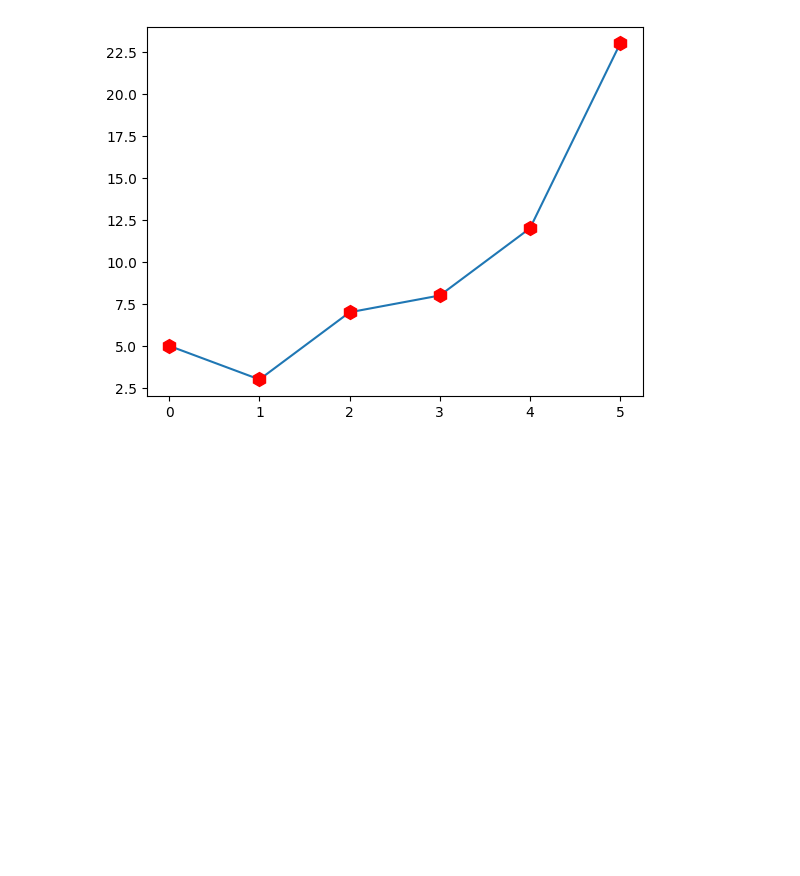
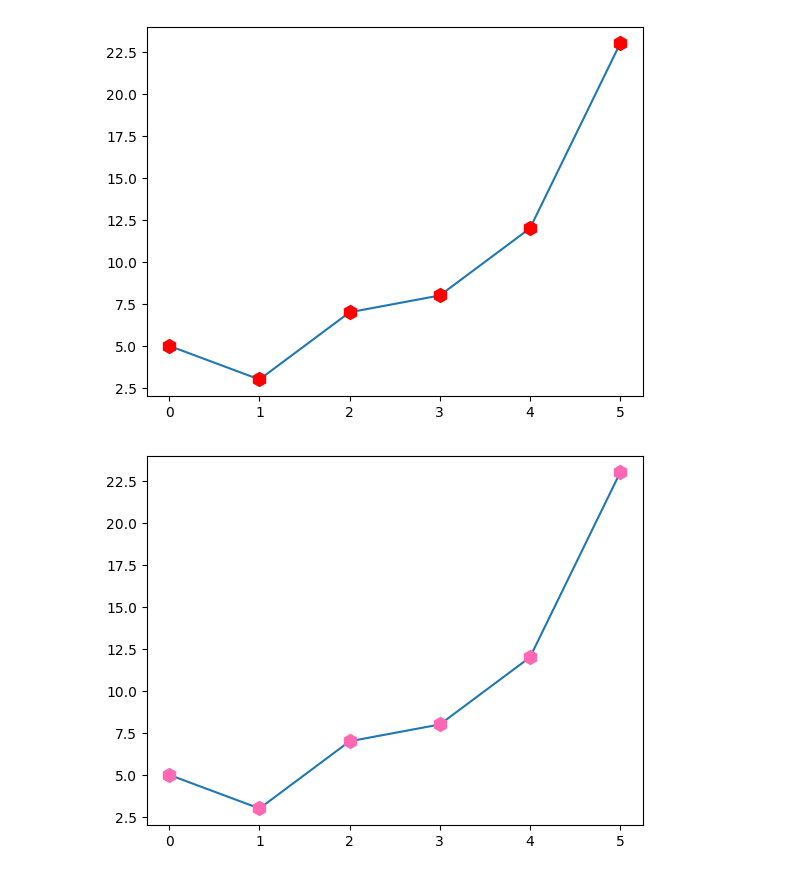
Before and after one commit to jahanOSTG/Learning_matplotlib, a Jupyter notebook: Markers.ipynb, the cells around one changed output. Cells and saved outputs as stored; diff of their text form; code cells hidden in the pictures; blank space fills up the shorter version.

```diff
--- a/Markers.ipynb
+++ b/Markers.ipynb
@@ -45,3 +45,8 @@ plt.plot(y_point,marker='h',ms=10,mfc='r',mec='r')
 plt.show()
 # %% [output]
 [figure]
+# %%
+plt.plot(y_point,marker='h',ms=10,mfc='hotpink',mec='hotpink')
+plt.show()
+# %% [output]
+[figure, added]
```
